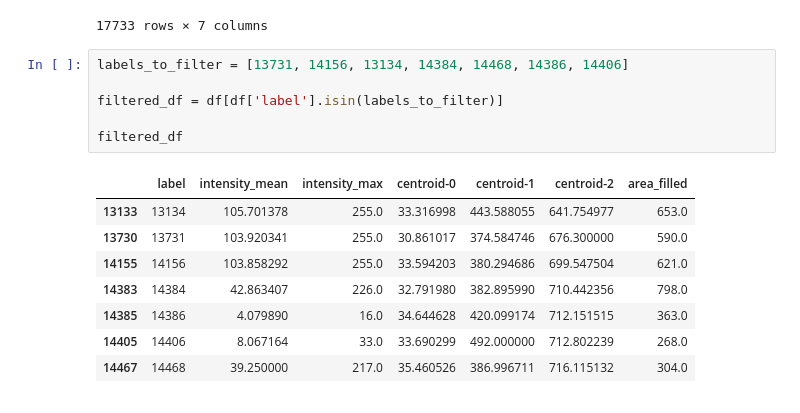
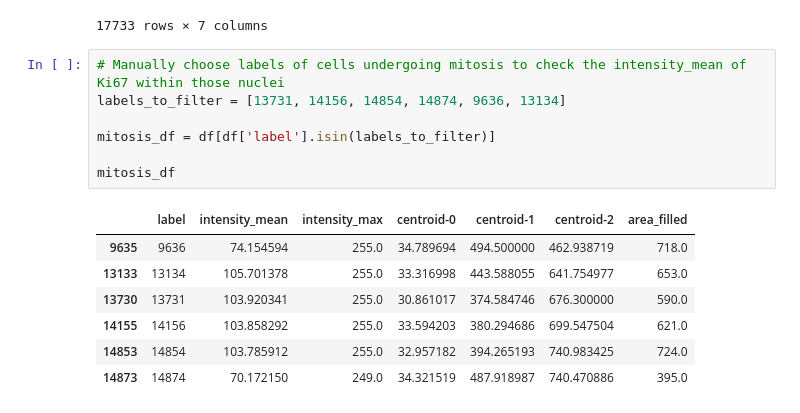
Before and after one commit to adiezsanchez/PDAC_organoids_caspase, a Jupyter notebook: dev2.ipynb, the cells around one changed output. Cells and saved outputs as stored; diff of their text form.

Commit message:
Ki67 cell cycle analysis working alpha

```diff
--- a/dev2.ipynb
+++ b/dev2.ipynb
@@ -120,18 +120,18 @@ df
 | 17731 | 17732 | 50.569008 | 255.0 | 50.232446 | 470.915254 | 960.690073 | 413.0 |
 | 17732 | 17733 | 19.792135 | 79.0 | 99.679775 | 474.859551 | 960.741573 | 178.0 |
 17733 rows × 7 columns
-# %%
-labels_to_filter = [13731, 14156, 13134, 14384, 14468, 14386, 14406]
-
-filtered_df = df[df['label'].isin(labels_to_filter)]
-
-filtered_df
-# %% [output]
-|  | label | intensity_mean | intensity_max | centroid-0 | centroid-1 | centroid-2 | area_filled |
-| 13133 | 13134 | 105.701378 | 255.0 | 33.316998 | 443.588055 | 641.754977 | 653.0 |
-| 13730 | 13731 | 103.920341 | 255.0 | 30.861017 | 374.584746 | 676.300000 | 590.0 |
-| 14155 | 14156 | 103.858292 | 255.0 | 33.594203 | 380.294686 | 699.547504 | 621.0 |
-| 14383 | 14384 | 42.863407 | 226.0 | 32.791980 | 382.895990 | 710.442356 | 798.0 |
-| 14385 | 14386 | 4.079890 | 16.0 | 34.644628 | 420.099174 | 712.151515 | 363.0 |
-| 14405 | 14406 | 8.067164 | 33.0 | 33.690299 | 492.000000 | 712.802239 | 268.0 |
-| 14467 | 14468 | 39.250000 | 217.0 | 35.460526 | 386.996711 | 716.115132 | 304.0 |
+# %%
+# Manually choose labels of cells undergoing mitosis to check the intensity_mean of Ki67 within those nuclei
+labels_to_filter = [13731, 14156, 14854, 14874, 9636, 13134]
+
+mitosis_df = df[df['label'].isin(labels_to_filter)]
+
+mitosis_df
+# %% [output]
+|  | label | intensity_mean | intensity_max | centroid-0 | centroid-1 | centroid-2 | area_filled |
+| 9635 | 9636 | 74.154594 | 255.0 | 34.789694 | 494.500000 | 462.938719 | 718.0 |
+| 13133 | 13134 | 105.701378 | 255.0 | 33.316998 | 443.588055 | 641.754977 | 653.0 |
+| 13730 | 13731 | 103.920341 | 255.0 | 30.861017 | 374.584746 | 676.300000 | 590.0 |
+| 14155 | 14156 | 103.858292 | 255.0 | 33.594203 | 380.294686 | 699.547504 | 621.0 |
+| 14853 | 14854 | 103.785912 | 255.0 | 32.957182 | 394.265193 | 740.983425 | 724.0 |
+| 14873 | 14874 | 70.172150 | 249.0 | 34.321519 | 487.918987 | 740.470886 | 395.0 |
```
Also changed, not shown: parts of 7 cells of this notebook, 1 other file.
